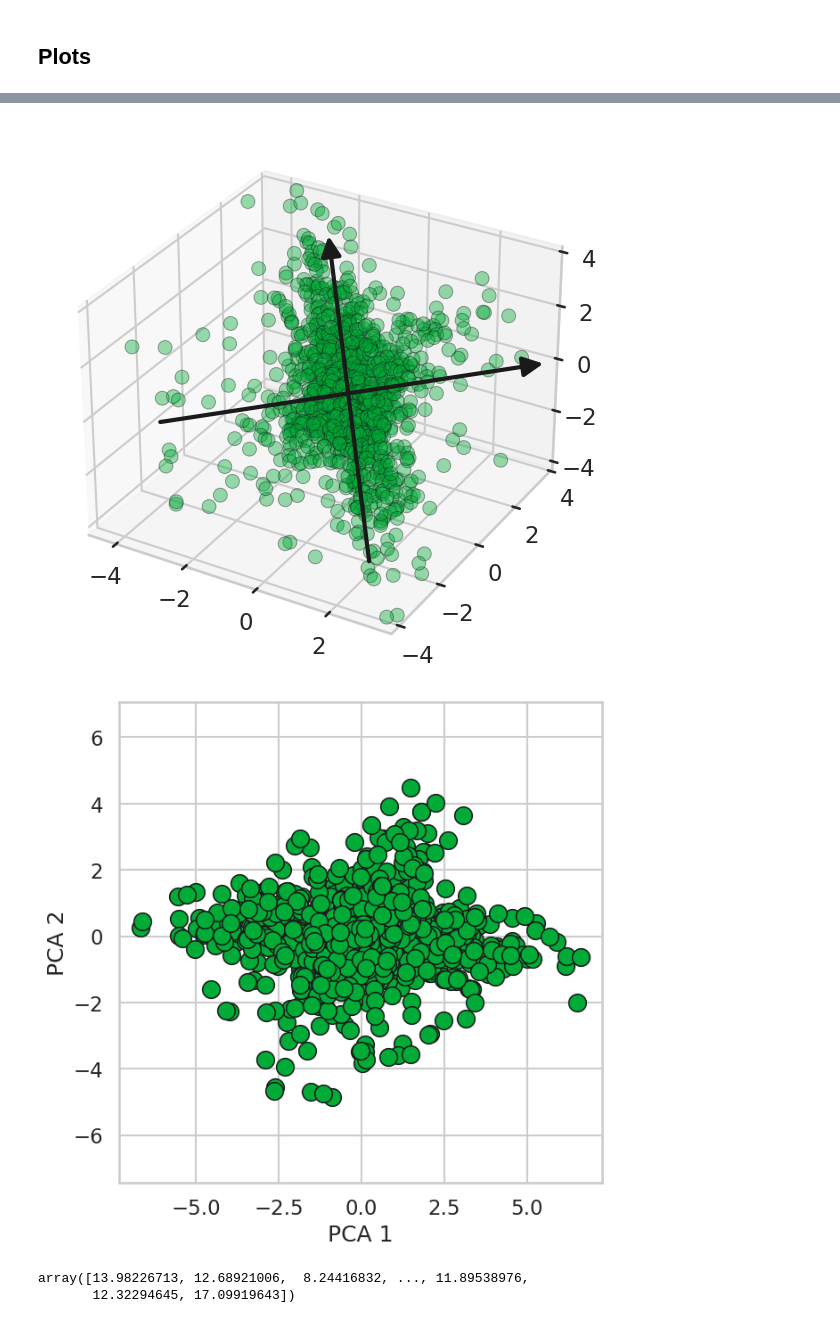
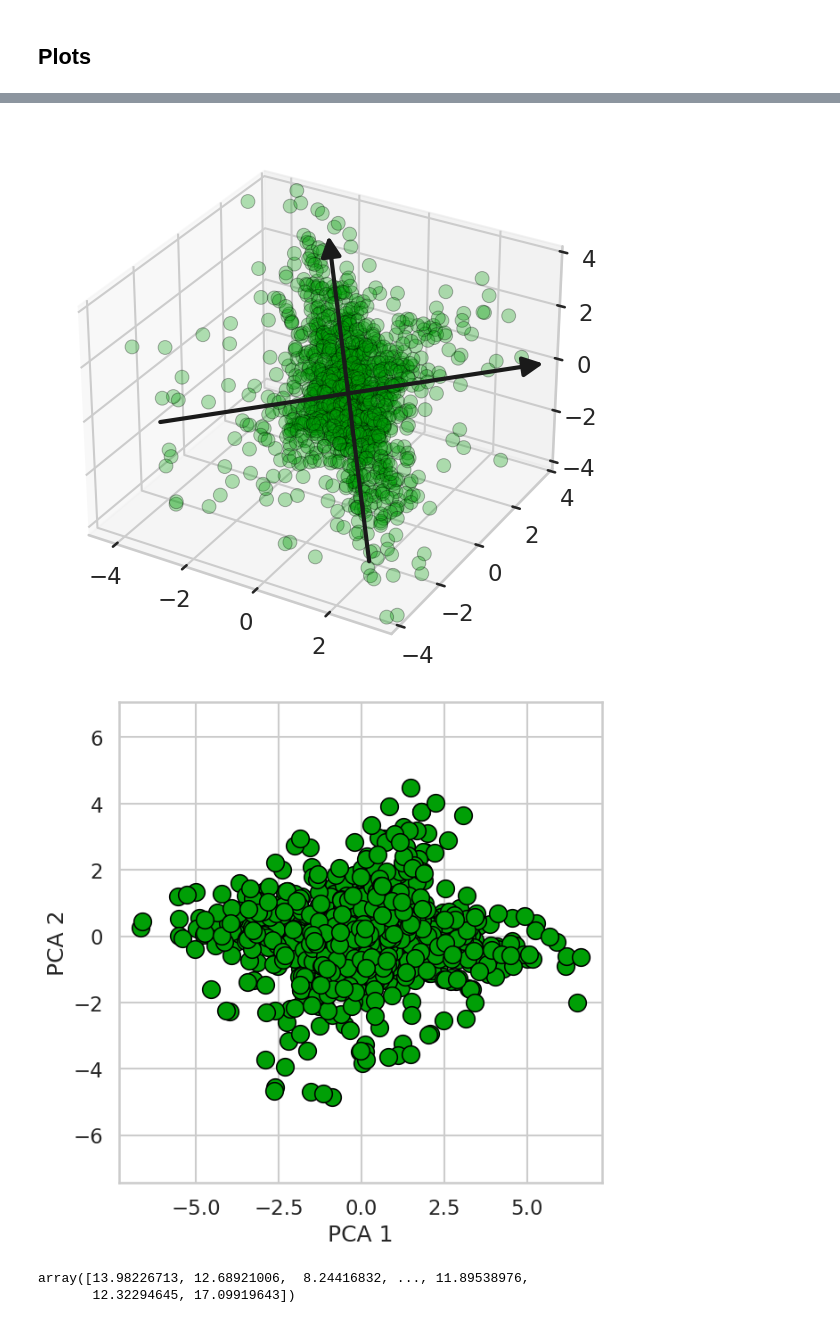
Before and after one commit to onixlas/phd-2025-anomaly-detection, a Jupyter notebook: pca.ipynb, the cells around one changed output, grey strips where cells are left out. Cells and saved outputs as stored; diff of their text form; code cells hidden in the pictures.

Commit message:
Update pca notebook to use config file

```diff
--- a/pca.ipynb
+++ b/pca.ipynb
@@ -12,3 +14,11 @@ from mpl_toolkits.mplot3d import proj3d
 
 from sklearn.decomposition import PCA
 import seaborn as sns
+# %%
+with open('config.json', 'r') as config_file:
+    config = json.load(config_file)
+# %%
+BASE_COLOR = config['base_color']
+LIGHT_COLOR = config['light_color']
+DPI = config['dpi']
+EDGE_COLOR = config['edge_color']
@@ -15,7 +27,5 @@ import seaborn as sns
 # %%
 np.random.seed(42)
-# %%
-DPI = 300
 # %%
 sns.set(font_scale=2)
 sns.set_style("whitegrid")
@@ -156,8 +164,8 @@ plt.savefig("images/pca_one_arrow.png", transparent=True, dpi=DPI)
 # %%
 fig = plt.figure(figsize=(7, 7))
 ax = fig.add_subplot(111, projection='3d')
-ax.scatter(df['X'], df['Y'], df['Z'], c='#00ab37', s=100, marker='o',
-           edgecolors='k', alpha=0.4, linewidths=0.7)
+ax.scatter(df['X'], df['Y'], df['Z'], c=BASE_COLOR, s=100, marker='o',
+           edgecolors=EDGE_COLOR, alpha=0.3, linewidths=0.7)
 
 for i, (comp, color) in enumerate(zip(components, ['k', 'k'])):
     scaled_comp = comp * max_range * 1.2
@@ -187,15 +195,15 @@ ax.set_zlim(mid_z - max_range, mid_z + max_range)
 
 plt.savefig("images/pca_two_arrows.png", transparent=True, dpi=DPI)
 # %% [output]
-[figure, old version]
+[figure, new version]
 # %%
 plt.figure(figsize=(7, 7))
 ax = sns.scatterplot(pd.DataFrame(df_tr, columns=['PCA 1', 'PCA 2']),
-                     x='PCA 1', y='PCA 2', color='#00ab37', s=200, edgecolor='k')
+                     x='PCA 1', y='PCA 2', color=BASE_COLOR, s=200, edgecolor=EDGE_COLOR)
 plt.axis('equal')
 plt.savefig("images/pca_2d_data.png", transparent=True, dpi=DPI)
 # %% [output]
-[figure, old version]
+[figure, new version]
 # %%
 from pyod.models.pca import PCA
 # %%
```
Also changed, not shown: parts of 7 cells of this notebook, 6 other files.
